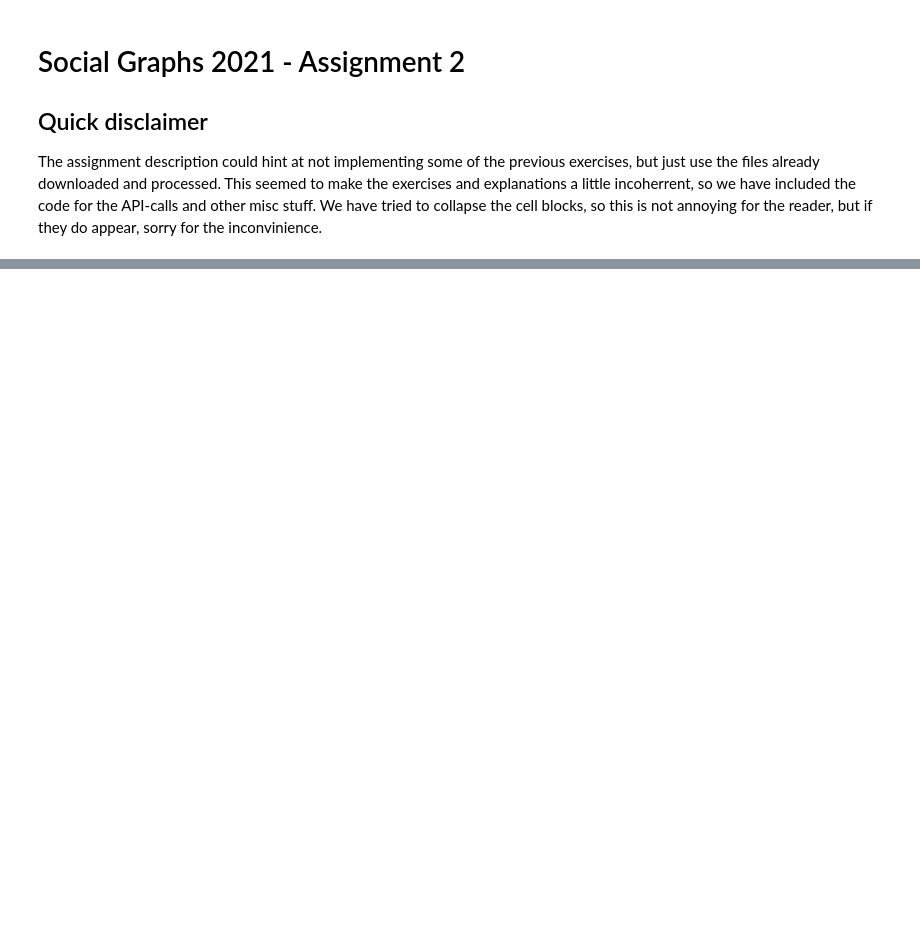
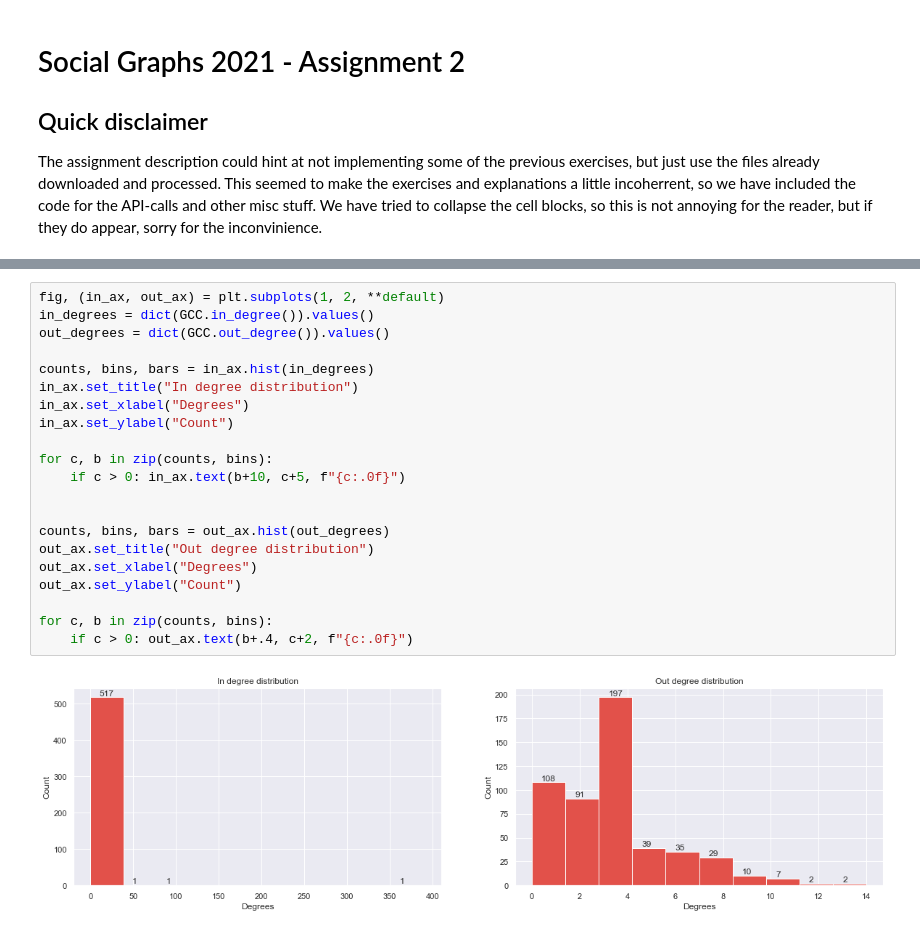
Before and after one commit to Moesen/socialgraphs2021, a Jupyter notebook: Assignment2/Assignment2.ipynb, the cells around one changed output, grey strips where cells are left out. Cells and saved outputs as stored; diff of their text form; blank space fills up the shorter version.

Commit message:
added the plots

```diff
--- a/Assignment2/Assignment2.ipynb
+++ b/Assignment2/Assignment2.ipynb
@@ -59,0 +160,23 @@ The main regular expression is to find every link o a character. We know they ha
+# %%
+fig, (in_ax, out_ax) = plt.subplots(1, 2, **default)
+in_degrees = dict(GCC.in_degree()).values()
+out_degrees = dict(GCC.out_degree()).values()
+
+counts, bins, bars = in_ax.hist(in_degrees)
+in_ax.set_title("In degree distribution")
+in_ax.set_xlabel("Degrees")
+in_ax.set_ylabel("Count")
+
+for c, b in zip(counts, bins):
+    if c > 0: in_ax.text(b+10, c+5, f"{c:.0f}")
+
+
+counts, bins, bars = out_ax.hist(out_degrees)
+out_ax.set_title("Out degree distribution")
+out_ax.set_xlabel("Degrees")
+out_ax.set_ylabel("Count")
+
+for c, b in zip(counts, bins):
+    if c > 0: out_ax.text(b+.4, c+2, f"{c:.0f}")
+# %% [output]
+[figure, added]
```
Also changed, not shown: parts of 7 cells of this notebook, 1 other file.
